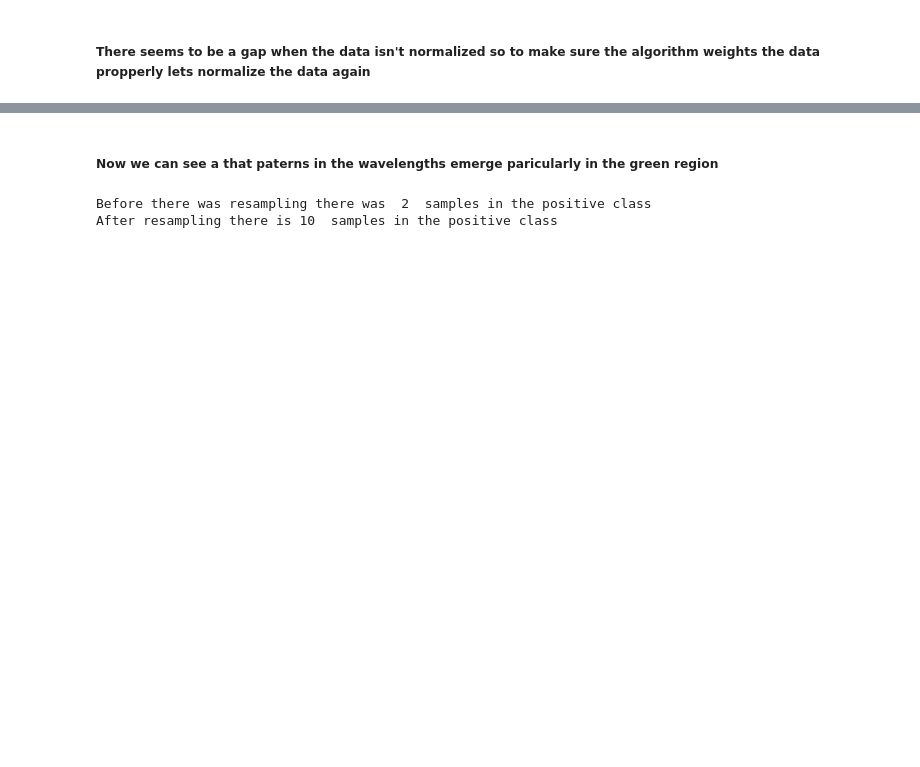
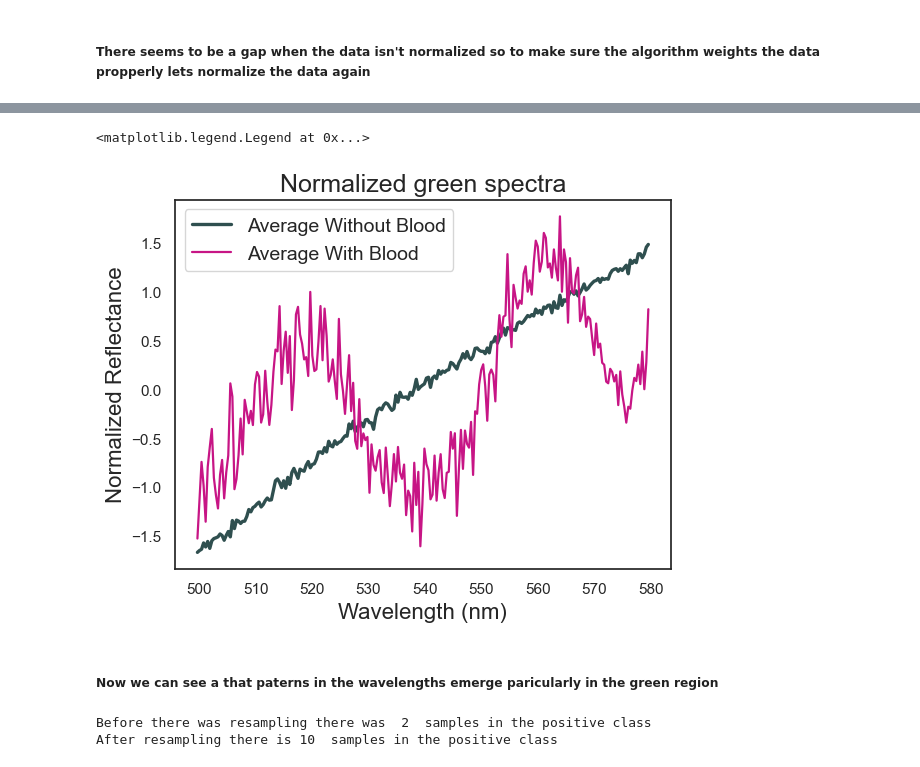
Before and after one commit to knockonhwood/EIH_spec, a Jupyter notebook: EIH_CNN_Blood_in_stool_test.ipynb, the cells around one changed output, grey strips where cells are left out. Drawn from its saved outputs; the diff is of its cells as text; code cells hidden in the pictures; blank space fills up the shorter version.

```diff
--- a/EIH_CNN_Blood_in_stool_test.ipynb
+++ b/EIH_CNN_Blood_in_stool_test.ipynb
@@ -195,3 +195,13 @@ plt.legend()
+# %%
+plt.plot(green_wv, Neg_class_green.mean(axis=0), label='Average Without Blood', color='darkslategrey', linewidth=2.4)
+plt.plot(green_wv, Pos_class_green.mean(axis=0),label='Average With Blood', color='mediumvioletred',linewidth=1.6)
+plt.title('Normalized green spectra',fontsize='18')
+plt.xlabel('Wavelength (nm)',fontsize='16')
+plt.ylabel('Normalized Reflectance',fontsize='16')
+plt.legend(fontsize='14')
+# %% [output]
+<matplotlib.legend.Legend at 0x...>
+[figure, added]
 # %% [markdown]
 ##### Now we can see a that paterns in the wavelengths emerge paricularly in the green region
 # %%
```
Also changed, not shown: parts of 16 cells of this notebook.
